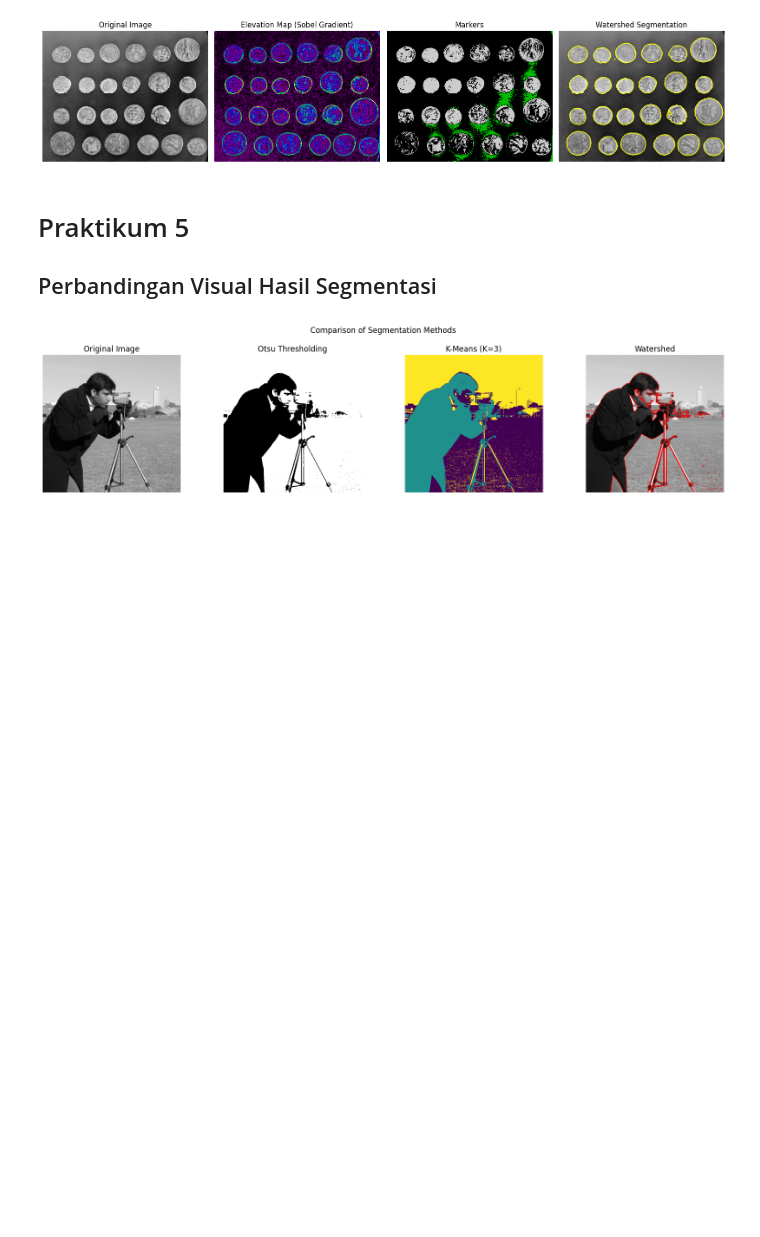
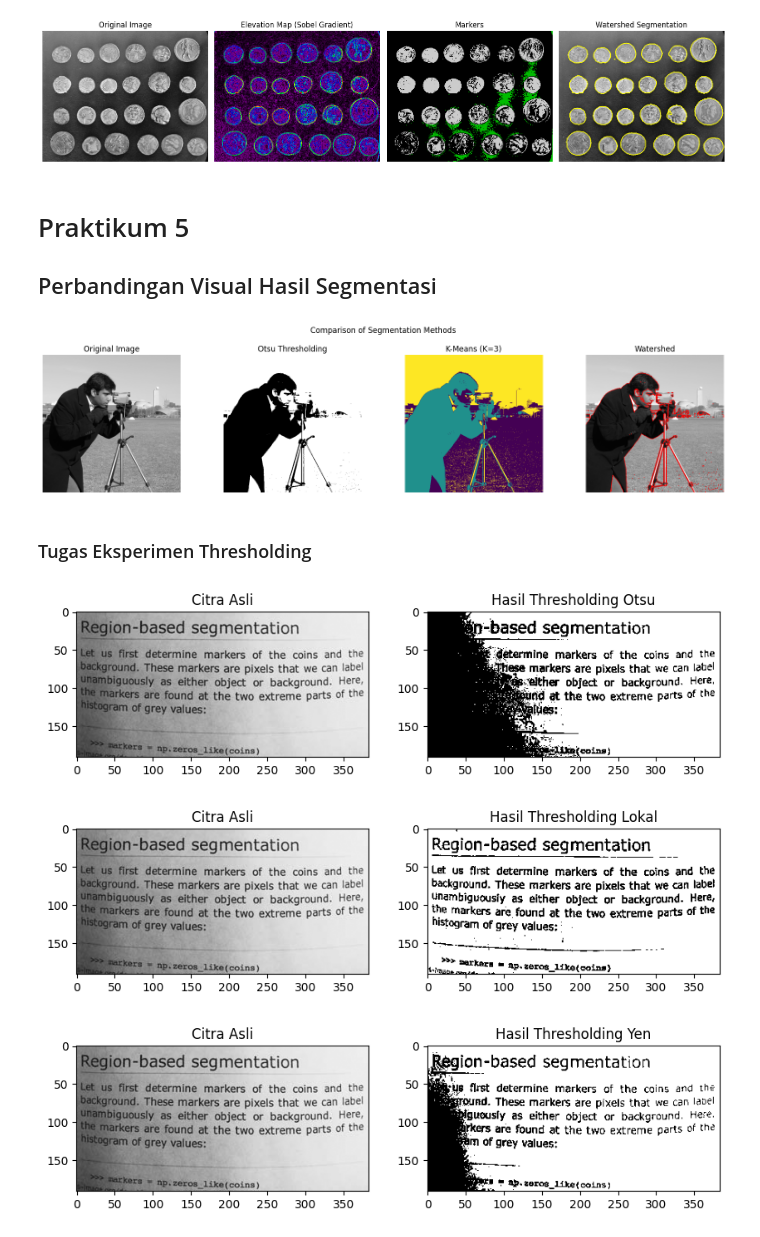
Before and after one commit to Wrseno/pengolahan-ctira, a Jupyter notebook: Jobsheet_4.ipynb, the cells around one changed output. Saved outputs shown, nothing was run; the diff lists cells and outputs as text; code cells hidden in the pictures; blank space fills up the shorter version.

```diff
--- a/Jobsheet_4.ipynb
+++ b/Jobsheet_4.ipynb
@@ -283,3 +283,63 @@ plt.tight_layout(rect=[0, 0.03, 1, 0.95])  # Adjust layout to make space for sup
 plt.show()
 # %% [output]
 [figure]
+# %% [markdown]
+### Tugas Eksperimen Thresholding
+# %%
+from skimage import data
+from skimage.filters import threshold_otsu
+import matplotlib.pyplot as plt
+
+# Memuat citra contoh (page)
+image = data.page()
+
+# Terapkan thresholding Otsu
+thresh_otsu = threshold_otsu(image)
+binary_otsu = image > thresh_otsu
+
+# Visualisasi hasil
+plt.figure(figsize=(10, 5))
+plt.subplot(1, 2, 1)
+plt.imshow(image, cmap='gray')
+plt.title('Citra Asli')
+plt.subplot(1, 2, 2)
+plt.imshow(binary_otsu, cmap='gray')
+plt.title('Hasil Thresholding Otsu')
+plt.show()
+
+from skimage.filters import threshold_local
+
+# Terapkan thresholding lokal (adaptive)
+block_size = 35  # Ukuran blok untuk perhitungan lokal
+thresh_local = threshold_local(image, block_size, offset=10)
+binary_local = image > thresh_local
+
+# Visualisasi hasil
+plt.figure(figsize=(10, 5))
+plt.subplot(1, 2, 1)
+plt.imshow(image, cmap='gray')
+plt.title('Citra Asli')
+plt.subplot(1, 2, 2)
+plt.imshow(binary_local, cmap='gray')
+plt.title('Hasil Thresholding Lokal')
+plt.show()
+
+from skimage.filters import threshold_yen
+
+# Terapkan thresholding Yen
+thresh_yen = threshold_yen(image)
+binary_yen = image > thresh_yen
+
+# Visualisasi hasil
+plt.figure(figsize=(10, 5))
+plt.subplot(1, 2, 1)
+plt.imshow(image, cmap='gray')
+plt.title('Citra Asli')
+plt.subplot(1, 2, 2)
+plt.imshow(binary_yen, cmap='gray')
+plt.title('Hasil Thresholding Yen')
+plt.show()
+# %% [output]
+[figure, added]
+[figure, added]
+[figure, added]
```
Also changed, not shown: parts of 2 cells of this notebook.
